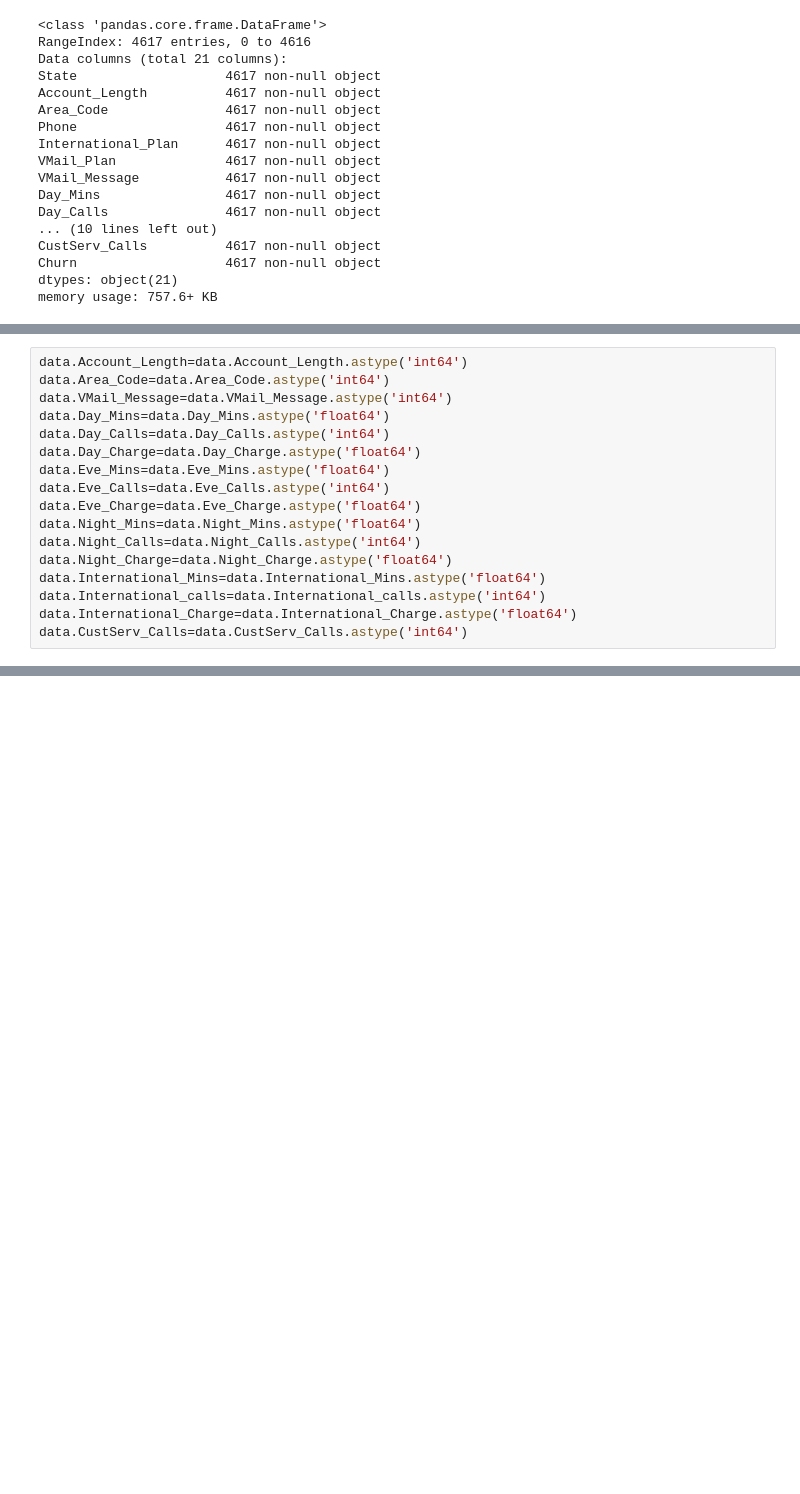
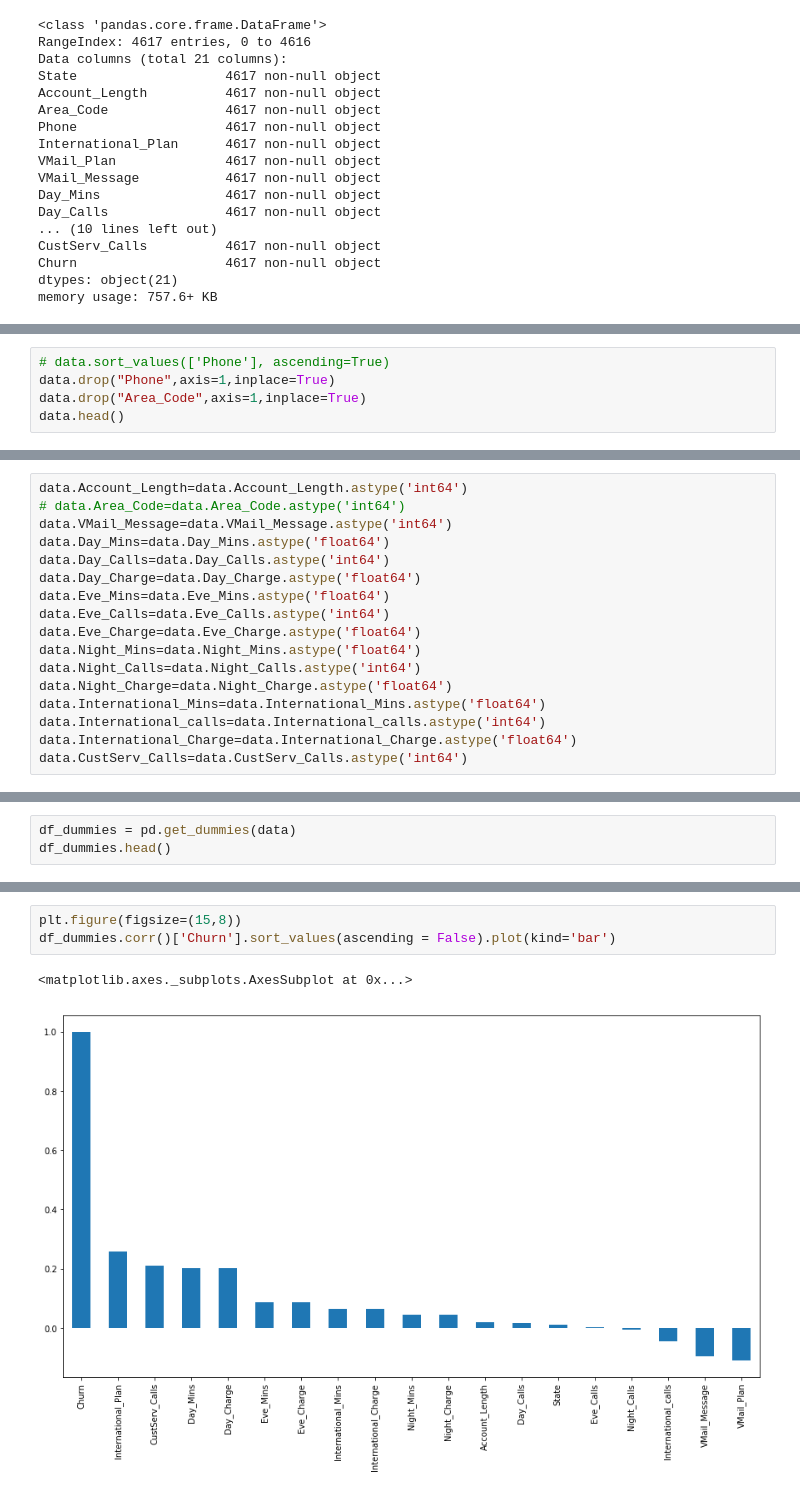
Before and after one commit to isankha007/ML-Project, a Jupyter notebook: Telecom-Churn.ipynb, the cells around one changed output, grey strips where cells are left out. Saved outputs shown, nothing was run; the diff lists cells and outputs as text; blank space fills up the shorter version.

Commit message:
Churn predictionDone

```diff
--- a/Telecom-Churn.ipynb
+++ b/Telecom-Churn.ipynb
@@ -60,0 +63,5 @@ data.head()
+# %%
+# data.sort_values(['Phone'], ascending=True)
+data.drop("Phone",axis=1,inplace=True)
+data.drop("Area_Code",axis=1,inplace=True)
+data.head()
@@ -61,6 +75,6 @@ data.head()
 # %%
 data.Account_Length=data.Account_Length.astype('int64')
-data.Area_Code=data.Area_Code.astype('int64')
+# data.Area_Code=data.Area_Code.astype('int64')
 data.VMail_Message=data.VMail_Message.astype('int64')
 data.Day_Mins=data.Day_Mins.astype('float64')
 data.Day_Calls=data.Day_Calls.astype('int64')
@@ -114,0 +136,3 @@ data.head()
+# %%
+df_dummies = pd.get_dummies(data)
+df_dummies.head()
@@ -114,0 +158,6 @@ data.head()
+# %%
+plt.figure(figsize=(15,8))
+df_dummies.corr()['Churn'].sort_values(ascending = False).plot(kind='bar')
+# %% [output]
+<matplotlib.axes._subplots.AxesSubplot at 0x...>
+[figure, added]
```
Also changed, not shown: parts of 47 cells of this notebook.
